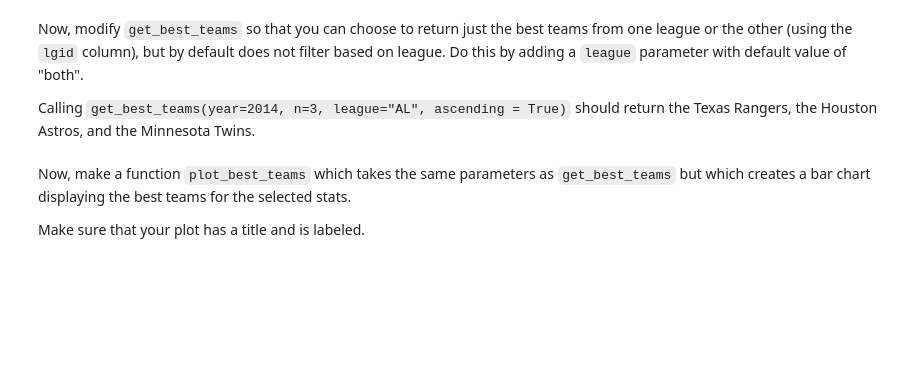
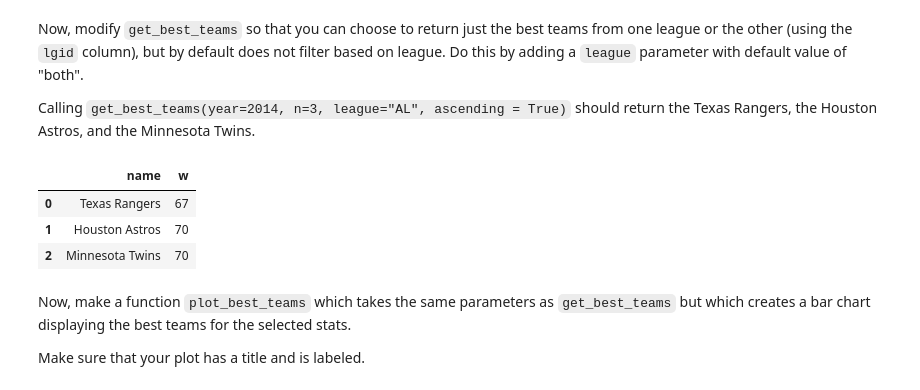
Before and after one commit to NSS-Data-Analytics-Cohort-11/loops-functions-practice-sarahbelleparker, a Jupyter notebook: notebooks/Loops_and_Functions_Practice.ipynb, the cells around one changed output. Drawn from its saved outputs; the diff is of its cells as text; code cells hidden in the pictures; blank space fills up the shorter version.

```diff
--- a/notebooks/Loops_and_Functions_Practice.ipynb
+++ b/notebooks/Loops_and_Functions_Practice.ipynb
@@ -343,24 +343,38 @@ Now, modify `get_best_teams` so that you can choose to return just the best team
 
 Calling `get_best_teams(year=2014, n=3, league="AL", ascending = True)` should return the Texas Rangers, the Houston Astros, and the Minnesota Twins.
 # %%
-def get_best_teams(year, n=5, stat='w', ascending=True):
+def get_best_teams(year, n=5, stat='w', league='both', ascending=True):
     if ascending==True:
         x='ASC'
     elif ascending==False:
         x='DESC'
     else:
         return 'wrong'
+
+    if league == 'both':
+        lgid_filter = ''
+    elif league == 'AL':
+        lgid_filter = "AND lgid = 'AL'"
+    elif league == 'NL':
+        lgid_filter = "AND lgid = 'NL'"
+    else:
+        return 'wrong again'
     query = """
     SELECT name, """ + stat + """
     FROM teams
-    WHERE yearid = """ + str(year) + """
+    WHERE yearid = """ + str(year) + """ """ + lgid_filter + """
     ORDER BY """ + stat + """ """ + x + """
     LIMIT """ + str(n)
 
     teams = pd.read_sql(text(query), con = engine)
     return teams
 
-get_best_teams(year=2014, n=3, stat="era", ascending=True)
+get_best_teams(year=2014, n=3, league="AL", ascending = True)
+# %% [output]
+|  | name | w |
+| 0 | Texas Rangers | 67 |
+| 1 | Houston Astros | 70 |
+| 2 | Minnesota Twins | 70 |
 # %% [markdown]
 Now, make a function `plot_best_teams` which takes the same parameters as `get_best_teams` but which creates a bar chart displaying the best teams for the selected stats.
 
```
Also changed, not shown: parts of 5 cells of this notebook.
